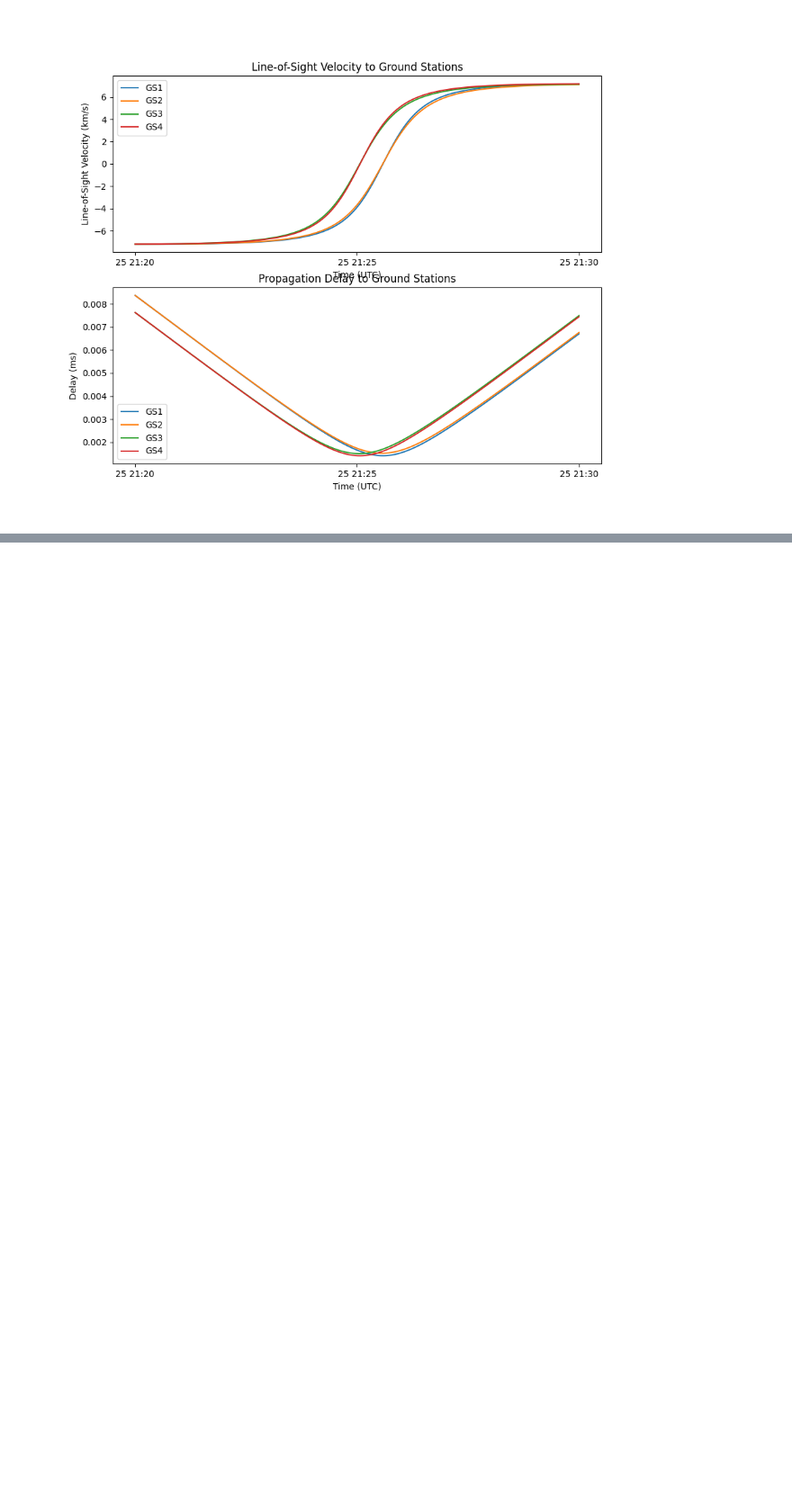
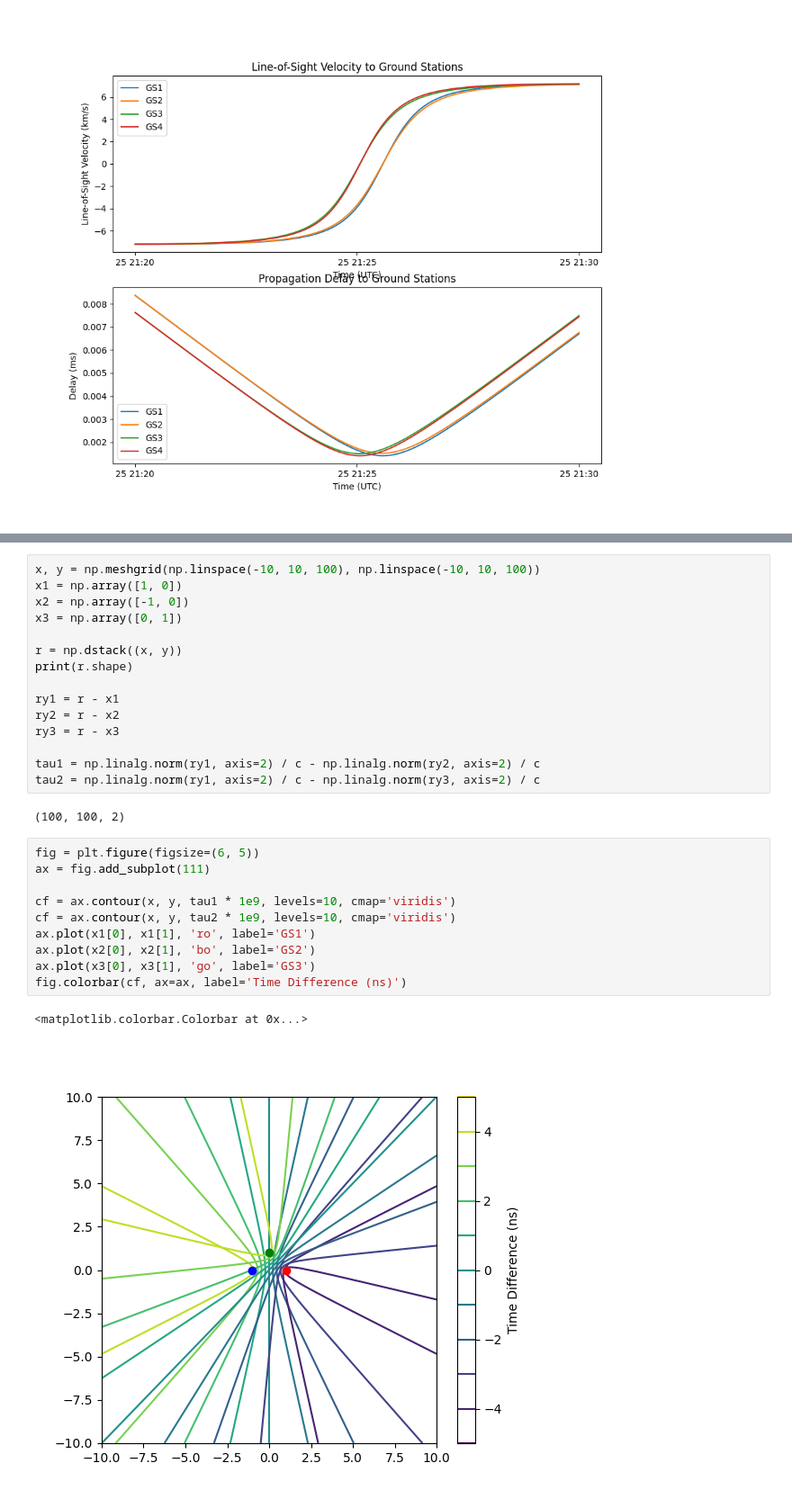
Before and after one commit to kamilix2003/sat-ant, a Jupyter notebook: sat_path.ipynb, the cells around one changed output, grey strips where cells are left out. Shown at 90% size. Saved outputs shown, nothing was run; the diff lists cells and outputs as text; blank space fills up the shorter version.

```diff
--- a/sat_path.ipynb
+++ b/sat_path.ipynb
@@ -118,0 +143,30 @@ plt.show()
+# %%
+x, y = np.meshgrid(np.linspace(-10, 10, 100), np.linspace(-10, 10, 100))
+x1 = np.array([1, 0])
+x2 = np.array([-1, 0])
+x3 = np.array([0, 1])
+
+r = np.dstack((x, y))
+print(r.shape)
+
+ry1 = r - x1
+ry2 = r - x2
+ry3 = r - x3
+
+tau1 = np.linalg.norm(ry1, axis=2) / c - np.linalg.norm(ry2, axis=2) / c
+tau2 = np.linalg.norm(ry1, axis=2) / c - np.linalg.norm(ry3, axis=2) / c
+# %% [output]
+(100, 100, 2)
+# %%
+fig = plt.figure(figsize=(6, 5))
+ax = fig.add_subplot(111)
+
+cf = ax.contour(x, y, tau1 * 1e9, levels=10, cmap='viridis')
+cf = ax.contour(x, y, tau2 * 1e9, levels=10, cmap='viridis')
+ax.plot(x1[0], x1[1], 'ro', label='GS1')
+ax.plot(x2[0], x2[1], 'bo', label='GS2')
+ax.plot(x3[0], x3[1], 'go', label='GS3')
+fig.colorbar(cf, ax=ax, label='Time Difference (ns)')
+# %% [output]
+<matplotlib.colorbar.Colorbar at 0x...>
+[figure, added]
```
Also changed, not shown: parts of 5 cells of this notebook, 3 other files.
